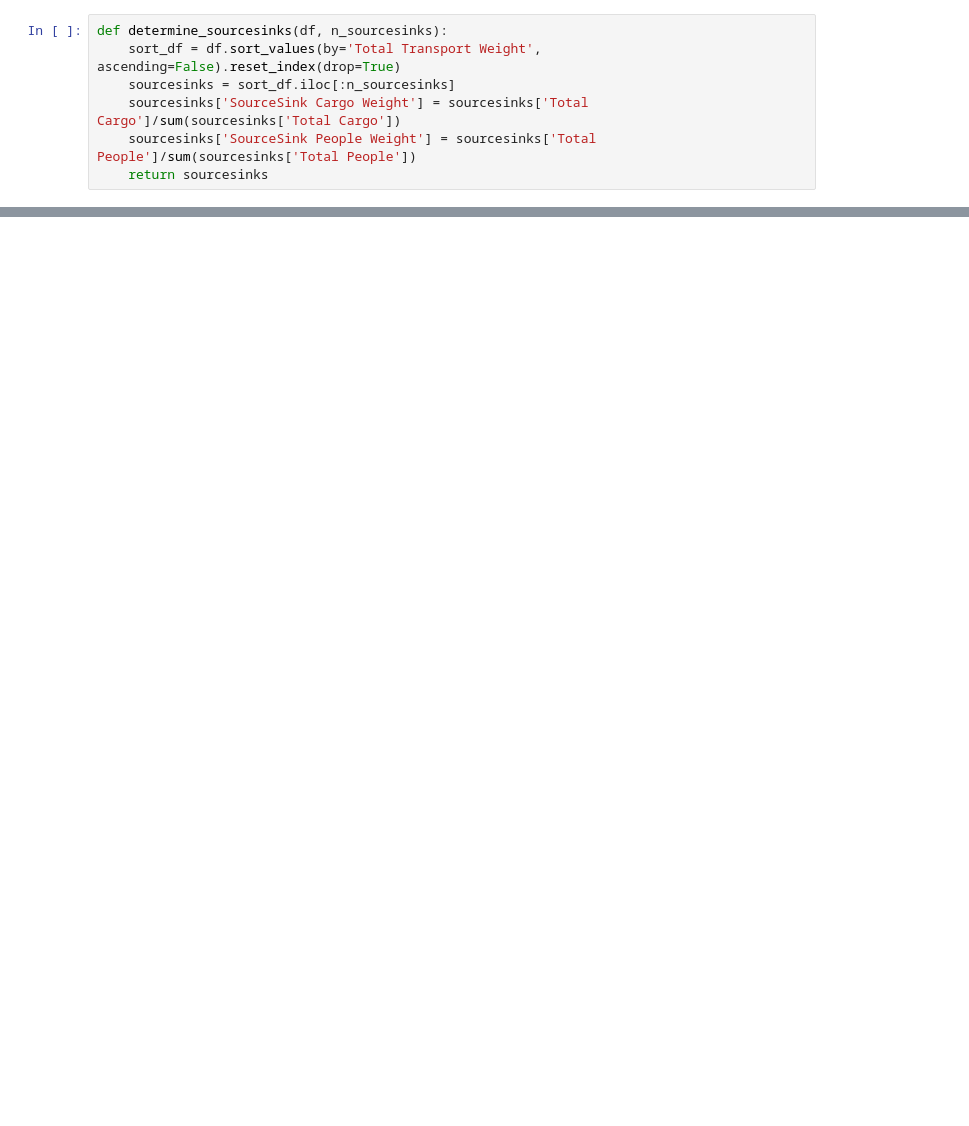
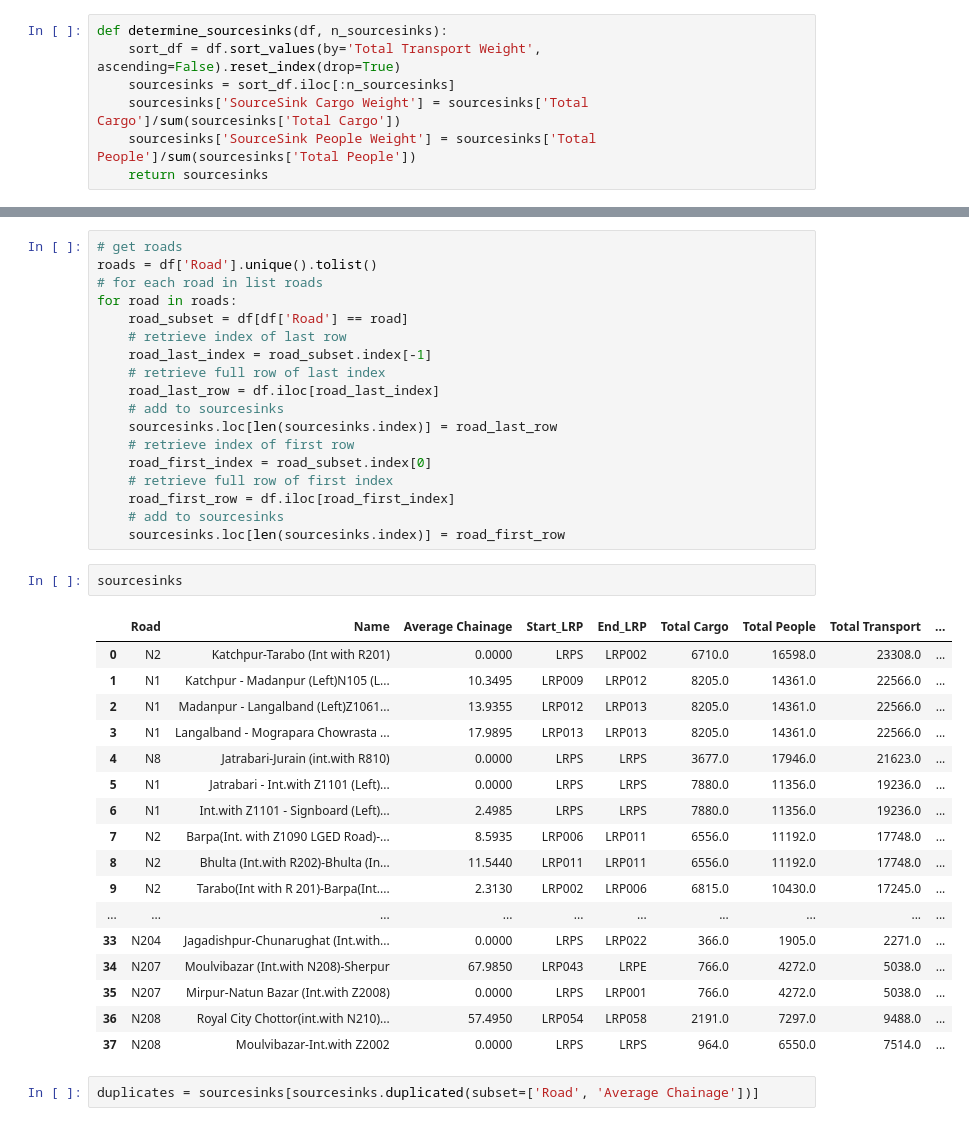
Before and after one commit to mlmoleman/EPA133A-G07-A4, a Jupyter notebook: notebooks/determine_sourcesinks.ipynb, the cells around one changed output, grey strips where cells are left out. Drawn from its saved outputs; the diff is of its cells as text; blank space fills up the shorter version.

Commit message:
Merge sourcesinks with bridges, still one bug in the flow after reiterating.

```diff
--- a/notebooks/determine_sourcesinks.ipynb
+++ b/notebooks/determine_sourcesinks.ipynb
@@ -43,3 +59,43 @@ See the caveats in the documentation: https://pandas.pydata.org/pandas-docs/stab
 | 17 | N1 | Mograpara(Int.with Z1089)-Meghna ... | 21.8040 | LRP013 | LRP022 | 6516.5 | 7972.5 | 14489.0 | ... |
 | 18 | N1 | Fazilpur Z1081 - Muhuriganj Z1032... | 159.6335 | LRP160 | LRP164 | 7712.5 | 6424.0 | 14136.5 | ... |
 | 19 | N1 | Feni (Int.with N104) - Feni Shahi... | 147.3490 | LRP147 | LRP152 | 7712.5 | 6424.0 | 14136.5 | ... |
+# %%
+# get roads
+roads = df['Road'].unique().tolist()
+# for each road in list roads
+for road in roads:
+    road_subset = df[df['Road'] == road]
+    # retrieve index of last row
+    road_last_index = road_subset.index[-1]
+    # retrieve full row of last index
+    road_last_row = df.iloc[road_last_index]
+    # add to sourcesinks
+    sourcesinks.loc[len(sourcesinks.index)] = road_last_row
+    # retrieve index of first row
+    road_first_index = road_subset.index[0]
+    # retrieve full row of first index
+    road_first_row = df.iloc[road_first_index]
+    # add to sourcesinks
+    sourcesinks.loc[len(sourcesinks.index)] = road_first_row
+# %%
+sourcesinks
+# %% [output]
+|  | Road | Name | Average Chainage | Start_LRP | End_LRP | Total Cargo | Total People | Total Transport | ... |
+| 0 | N2 | Katchpur-Tarabo (Int with R201) | 0.0000 | LRPS | LRP002 | 6710.0 | 16598.0 | 23308.0 | ... |
+| 1 | N1 | Katchpur - Madanpur (Left)N105 (L... | 10.3495 | LRP009 | LRP012 | 8205.0 | 14361.0 | 22566.0 | ... |
+| 2 | N1 | Madanpur - Langalband (Left)Z1061... | 13.9355 | LRP012 | LRP013 | 8205.0 | 14361.0 | 22566.0 | ... |
+| 3 | N1 | Langalband - Mograpara Chowrasta ... | 17.9895 | LRP013 | LRP013 | 8205.0 | 14361.0 | 22566.0 | ... |
+| 4 | N8 | Jatrabari-Jurain (int.with R810) | 0.0000 | LRPS | LRPS | 3677.0 | 17946.0 | 21623.0 | ... |
+| 5 | N1 | Jatrabari - Int.with Z1101 (Left)... | 0.0000 | LRPS | LRPS | 7880.0 | 11356.0 | 19236.0 | ... |
+| 6 | N1 | Int.with Z1101 - Signboard (Left)... | 2.4985 | LRPS | LRPS | 7880.0 | 11356.0 | 19236.0 | ... |
+| 7 | N2 | Barpa(Int. with Z1090 LGED Road)-... | 8.5935 | LRP006 | LRP011 | 6556.0 | 11192.0 | 17748.0 | ... |
+| 8 | N2 | Bhulta (Int.with R202)-Bhulta (In... | 11.5440 | LRP011 | LRP011 | 6556.0 | 11192.0 | 17748.0 | ... |
+| 9 | N2 | Tarabo(Int with R 201)-Barpa(Int.... | 2.3130 | LRP002 | LRP006 | 6815.0 | 10430.0 | 17245.0 | ... |
+| ... | ... | ... | ... | ... | ... | ... | ... | ... | ... |
+| 33 | N204 | Jagadishpur-Chunarughat (Int.with... | 0.0000 | LRPS | LRP022 | 366.0 | 1905.0 | 2271.0 | ... |
+| 34 | N207 | Moulvibazar (Int.with N208)-Sherpur | 67.9850 | LRP043 | LRPE | 766.0 | 4272.0 | 5038.0 | ... |
+| 35 | N207 | Mirpur-Natun Bazar (Int.with Z2008) | 0.0000 | LRPS | LRP001 | 766.0 | 4272.0 | 5038.0 | ... |
+| 36 | N208 | Royal City Chottor(int.with N210)... | 57.4950 | LRP054 | LRP058 | 2191.0 | 7297.0 | 9488.0 | ... |
+| 37 | N208 | Moulvibazar-Int.with Z2002 | 0.0000 | LRPS | LRPS | 964.0 | 6550.0 | 7514.0 | ... |
+# %%
+duplicates = sourcesinks[sourcesinks.duplicated(subset=['Road', 'Average Chainage'])]
```
Also changed, not shown: parts of 9 cells of this notebook, 20 other files.
